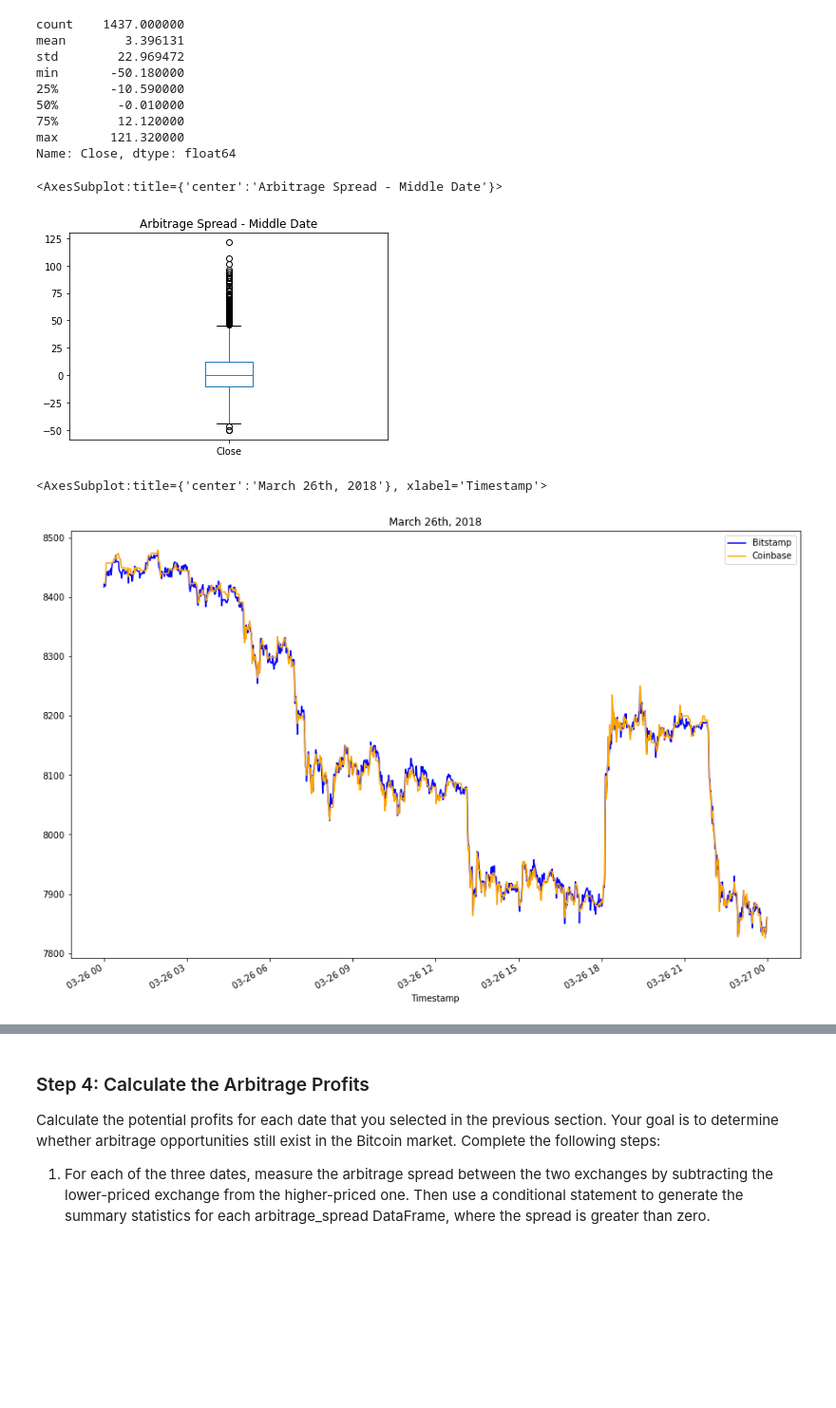
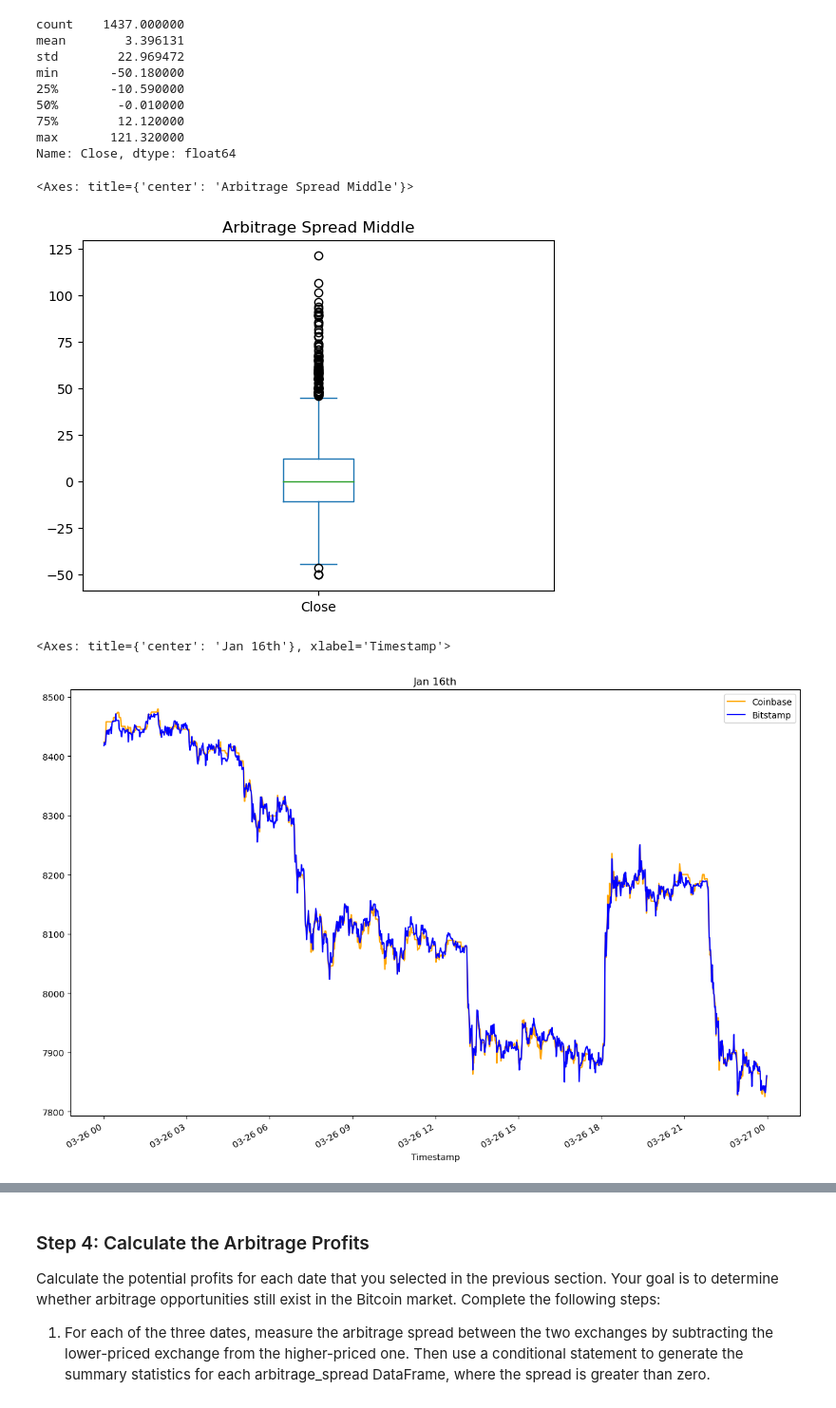
Before and after one commit to wcolwellcol/Mod3Chall, a Jupyter notebook: crypto_arbitrage.ipynb, the cells around one changed output, grey strips where cells are left out. Shown at 95% size. Drawn from its saved outputs; the diff is of its cells as text; code cells hidden in the pictures; blank space fills up the shorter version.

```diff
--- a/crypto_arbitrage.ipynb
+++ b/crypto_arbitrage.ipynb
@@ -96,6 +103,7 @@ To prepare and clean your data for analysis, complete the following steps:
 # %%
 # For the bitstamp DataFrame, replace or drop all NaNs or missing values in the DataFrame
 # YOUR CODE HERE
-bitstamp= bitstamp.fillna(bitstamp.mean())
+bitstamp= bitstamp.dropna()
 
 # bitstamp.info()
+bitstamp.isnull().sum()
@@ -154,7 +157,7 @@ Length: 129540, dtype: bool
 # %%
 # Repeat Steps 1–4 for the coinbase DataFrame
 # YOUR CODE HERE
-coinbase = coinbase.fillna(coinbase.mean())
+coinbase = coinbase.dropna()
 coinbase["Close"] = coinbase.loc[:,"Close"].str.replace("$","")
 coinbase["Close"] = coinbase.loc[:,"Close"].astype(float)
 coinbase.info()
@@ -337,7 +371,8 @@ Name: Close, dtype: float64
 # %%
 # Using the date in the middle that you have selected, calculate the arbitrage spread
 # by subtracting the bitstamp lower closing prices from the coinbase higher closing prices
-arbitrage_spread_middle = # YOUR CODE HERE
+arbitrage_spread_middle = coinbase_sliced.loc["2018-02-24"] - bitstamp_sliced.loc["2018-02-24"]
+arbitrage_spread_middle.describe()
 
 # Generate summary statistics
 # YOUR CODE HERE
@@ -354,16 +389,19 @@ Name: Close, dtype: float64
 # %%
 # Visualize the arbitrage spread from the middle of the dataset in a box plot
 # YOUR CODE HERE
+arbitrage_spread_middle.plot.box(title="Arbitrage Spread Middle")
 # %% [output]
-<AxesSubplot:title={'center':'Arbitrage Spread - Middle Date'}>
+<Axes: title={'center': 'Arbitrage Spread Middle'}>
-[figure, old version]
+[figure, new version]
 # %%
 # Create an overlay plot that visualizes the two dataframes over a period of one day from late in the dataset.
 # Be sure that the plots include the parameters `legend`, `figsize`, `title`, `color` and `label`
 # YOUR CODE HERE
+coinbase_sliced.loc["2018-03-26"].plot(figsize=(15,10), color="Orange", label="Coinbase", legend=True)
+bitstamp_sliced.loc["2018-03-26"].plot(figsize= (15,10), title="Jan 16th", color="Blue", label="Bitstamp", legend=True)
 # %% [output]
-<AxesSubplot:title={'center':'March 26th, 2018'}, xlabel='Timestamp'>
+<Axes: title={'center': 'Jan 16th'}, xlabel='Timestamp'>
-[figure, old version]
+[figure, new version]
 # %%
 # Using the date from the late that you have selected, calculate the arbitrage spread
 # by subtracting the bitstamp lower closing prices from the coinbase higher closing prices
```
Also changed, not shown: parts of 34 cells of this notebook.
